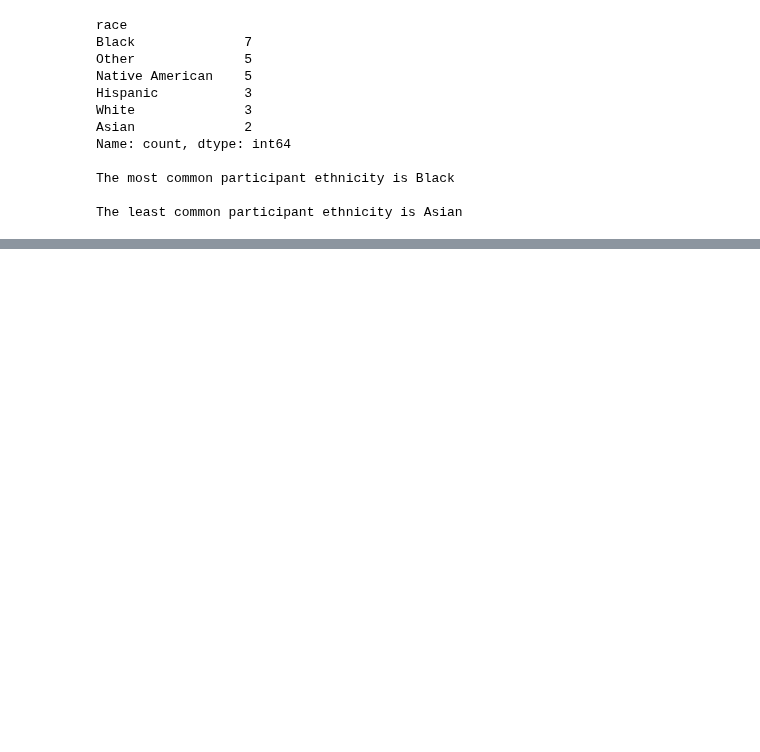
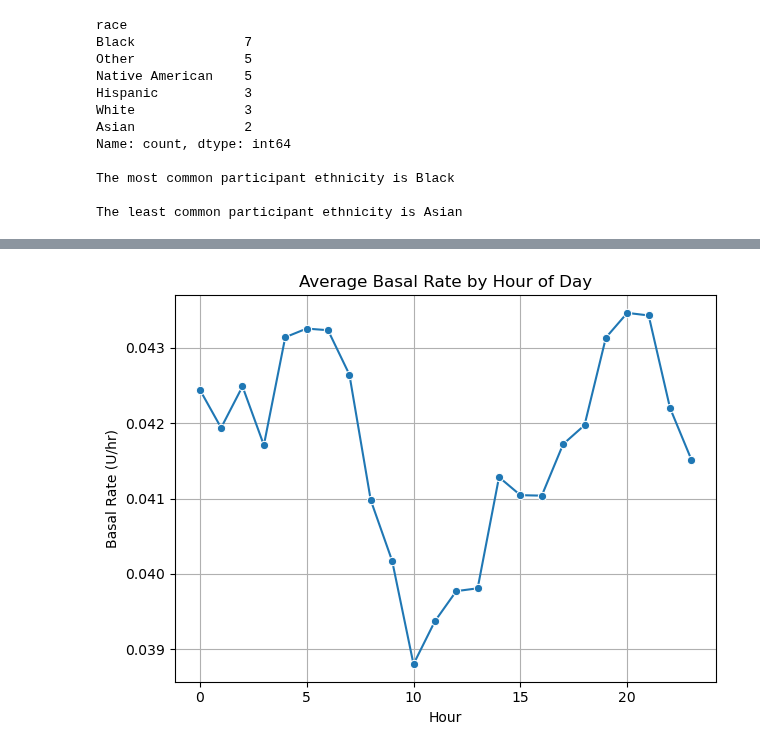
Before and after one commit to msdesh99/Python-Data-Analysis, a Jupyter notebook: Team11_PyQuester_Descriptive_Analysis.ipynb, the cells around one changed output, grey strips where cells are left out. Drawn from its saved outputs; the diff is of its cells as text; code cells hidden in the pictures; blank space fills up the shorter version.

```diff
--- a/Team11_PyQuester_Descriptive_Analysis.ipynb
+++ b/Team11_PyQuester_Descriptive_Analysis.ipynb
@@ -783,0 +791,28 @@ The least common participant ethnicity is Asian
+# %%
+# Load the merged patient and demographic dataset
+
+df_patients = pd.read_csv(all_patients_path)
+# %%
+import pandas as pd
+import seaborn as sns
+import matplotlib.pyplot as plt
+
+# Ensure 'time' column is in datetime format
+df_patients['time'] = pd.to_datetime(df_patients['time'])
+
+# Extract hour from time
+df_patients['hour'] = df_patients['time'].dt.hour
+
+# Group by hour and calculate average basal rate
+hourly_avg = df_patients.groupby('hour')['basal_rate_cleaned'].mean().reset_index()
+
+# Plot the average basal rate by hour
+sns.lineplot(data=hourly_avg, x='hour', y='basal_rate_cleaned', marker='o')
+plt.title('Average Basal Rate by Hour of Day')
+plt.xlabel('Hour')
+plt.ylabel('Basal Rate (U/hr)')
+plt.grid(True)
+plt.tight_layout()
+plt.show()
+# %% [output]
+[figure, added]
```
Also changed, not shown: parts of 3 cells of this notebook.
